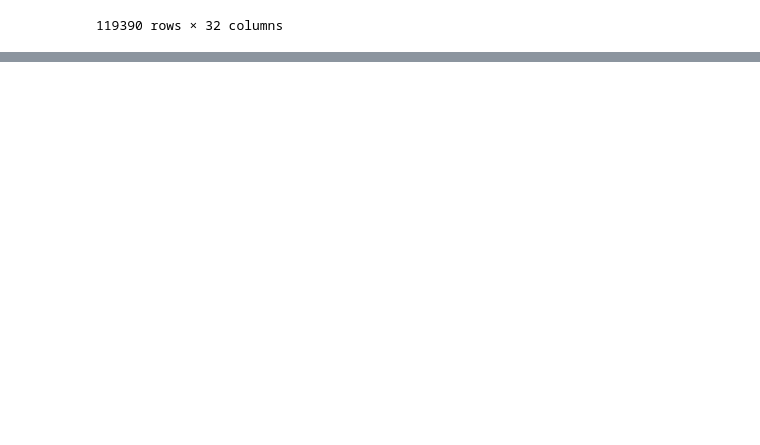
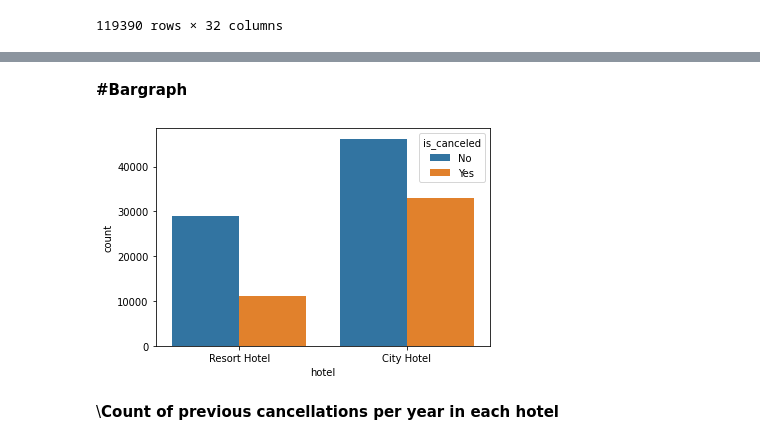
Before and after one commit to abhilashs1/Hotel_booking, a Jupyter notebook: HotelBookings.ipynb, the cells around one changed output, grey strips where cells are left out. Cells and saved outputs as stored; diff of their text form; code cells hidden in the pictures; blank space fills up the shorter version.

Commit message:
Commit 3, Bar Graph

```diff
--- a/HotelBookings.ipynb
+++ b/HotelBookings.ipynb
@@ -192,0 +228,5 @@ df
+# %%
+df["is_canceled"] = df["is_canceled"].replace({1:"Yes", 0:"No"})
+df["is_repeated_guest"] = df["is_repeated_guest"].replace({1:"Yes", 0:"No"})
+print(df.is_canceled.unique())
+print(df.is_repeated_guest.unique())
@@ -192,0 +268,8 @@ df
+# %% [markdown]
+**#Bargraph**
+# %%
+sns.countplot(x = "hotel", hue = "is_canceled", data = df);
+# %% [output]
+[figure, added]
+# %% [markdown]
+\\**Count of previous cancellations per year in each hotel**
```
Also changed, not shown: parts of 10 cells of this notebook.
